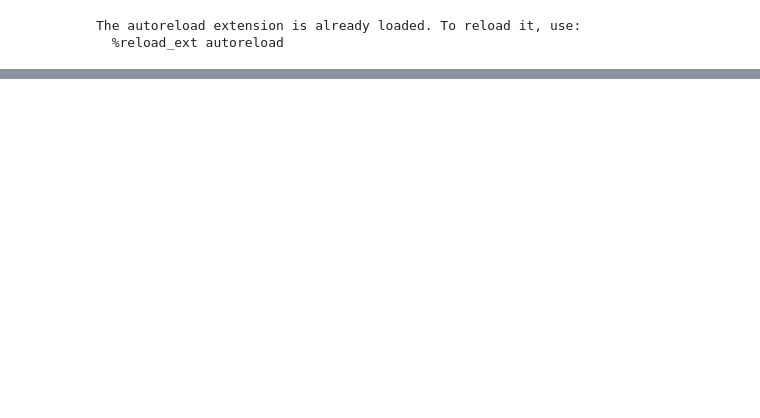
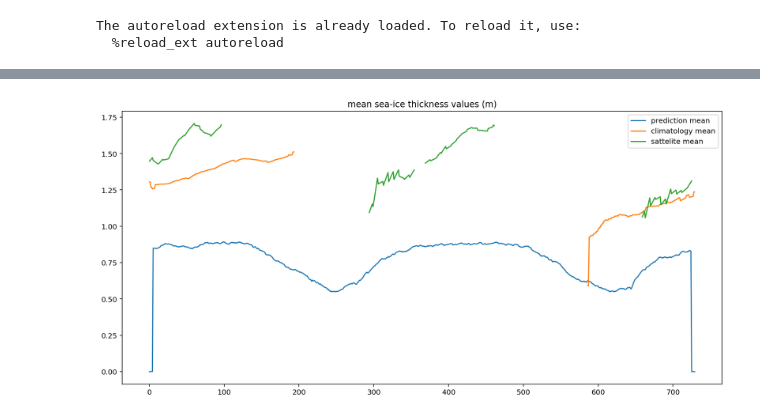
Before and after one commit to idrigo/arctic_ddmodeling, a Jupyter notebook: notebooks/spatial_multivar.ipynb, the cells around one changed output, grey strips where cells are left out. Saved outputs shown, nothing was run; the diff lists cells and outputs as text; code cells hidden in the pictures; blank space fills up the shorter version.

```diff
--- a/notebooks/spatial_multivar.ipynb
+++ b/notebooks/spatial_multivar.ipynb
@@ -123,0 +116,9 @@ fig.legend()
+# %%
+plt.plot(mean3d(data), label = 'prediction mean')
+plt.plot(mean3d(climatology), label = 'climatology mean')
+plt.plot(mean3d(sattelite), label = 'sattelite mean')
+plt.title('mean sea-ice thickness values (m)')
+plt.legend()
+plt.show()
+# %% [output]
+[figure, added]
```
Also changed, not shown: parts of 14 cells of this notebook, 7 other files.
